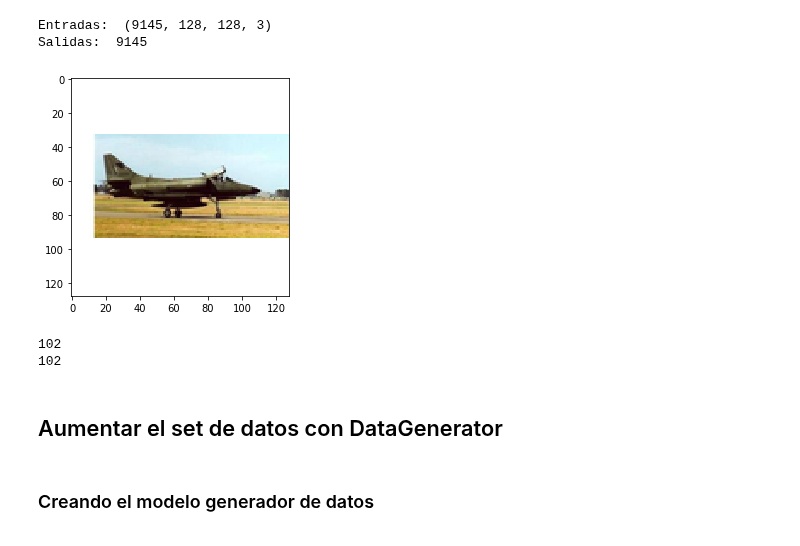
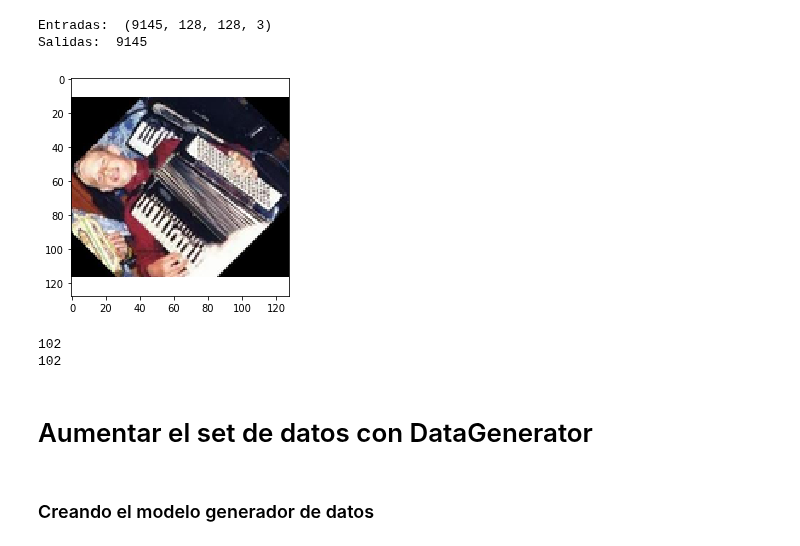
Before and after one commit to wisrovi/RedesNeuronales, a Jupyter notebook: 07MAIR-WilliamSteveRodriguezVillamizar.ipynb, the cells around one changed output. Cells and saved outputs as stored; diff of their text form; code cells hidden in the pictures.

```diff
--- a/07MAIR-WilliamSteveRodriguezVillamizar.ipynb
+++ b/07MAIR-WilliamSteveRodriguezVillamizar.ipynb
@@ -148,9 +164,9 @@ Entradas:  (9145, 128, 128, 3)
 Salidas:  9145
 # %%
 #show image
-plot_image(x_train_all[124])
+plot_image(x_train_all[15])
 # %% [output]
-[figure, old version]
+[figure, new version]
 # %%
 processed_y = convertLabelsToNumbers(y_train_all)
 salidasCategoricas = to_categorical(processed_y)
@@ -164,7 +180,7 @@ print(nClassesImageGenerator)
 102
 102
 # %% [markdown]
-## Aumentar el set de datos con DataGenerator
+# Aumentar el set de datos con DataGenerator
 # %% [markdown]
 ### Creando el modelo generador de datos
 # %%
```
Also changed, not shown: parts of 16 cells of this notebook.
